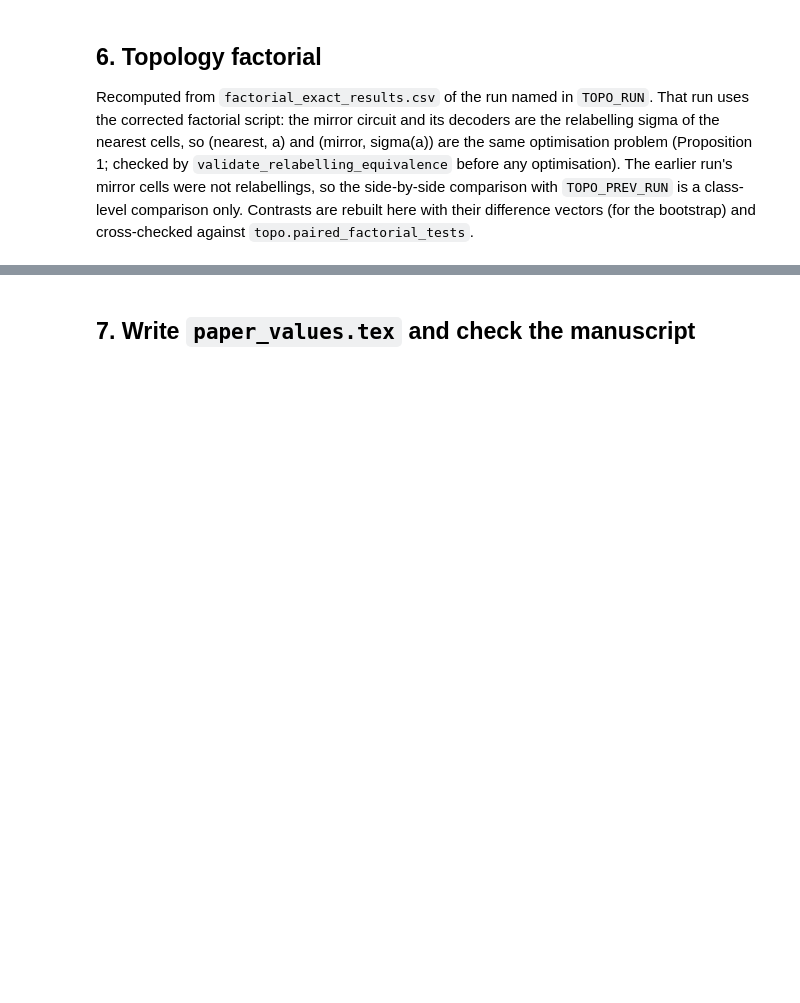
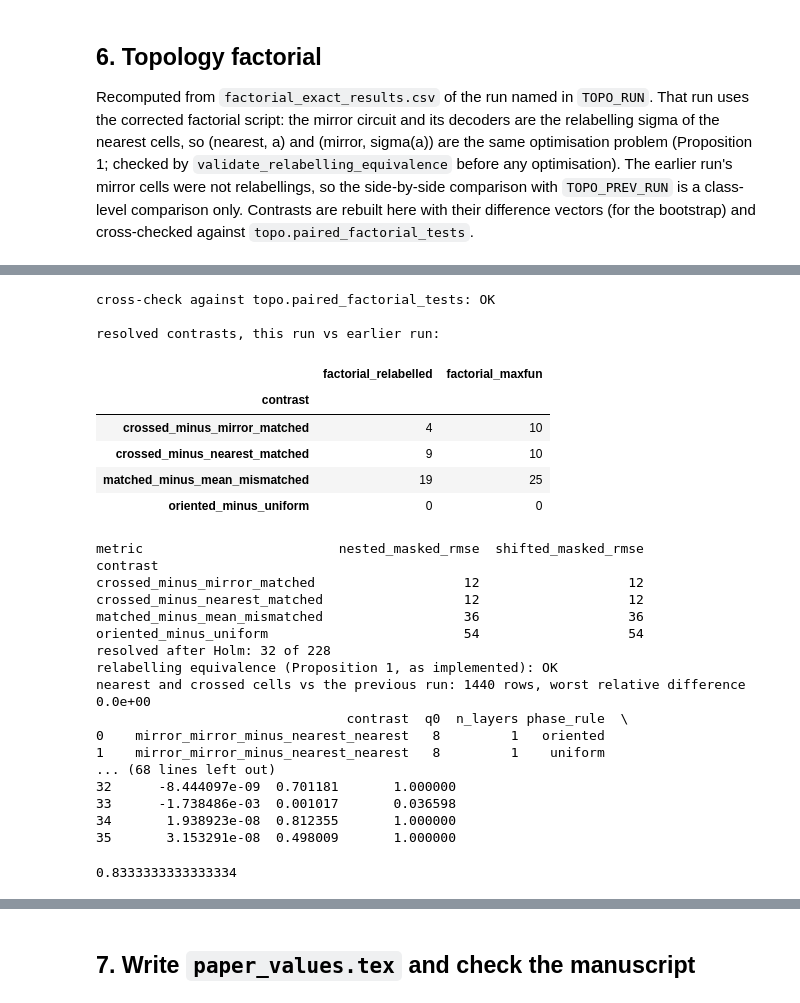
Before and after one commit to LiraCurri/ckks-vqa-diagnostic, a Jupyter notebook: notebooks/paper2_analysis.ipynb, the cells around one changed output, grey strips where cells are left out. Cells and saved outputs as stored; diff of their text form; code cells hidden in the pictures; blank space fills up the shorter version.

```diff
--- a/notebooks/paper2_analysis.ipynb
+++ b/notebooks/paper2_analysis.ipynb
@@ -848,31 +982,59 @@ if TOPO_PREV_DIR is not None:
     _worst = float((_same.nested_masked_rmse / _same.nested_masked_rmse_prev - 1).abs().max())
     print(f"nearest and crossed cells vs the previous run: {len(_same)} rows, "
           f"worst relative difference {_worst:.1e}")
     assert _worst < 1e-9, "the corrected run changed cells it should not have"
 
 SIGMA = {"nearest": "mirror", "mirror": "nearest", "crossed": "crossed"}
 _rel = []
 for a in ("nearest", "mirror", "crossed"):
     n_cells = circ[(circ.topology == "nearest") & (circ.decoder_alignment == a)]
     m_cells = circ[(circ.topology == "mirror") & (circ.decoder_alignment == SIGMA[a])]
     for (K, L, ph), g in n_cells.groupby(["q0", "n_layers", "phase_rule"]):
         gm = m_cells[(m_cells.q0 == K) & (m_cells.n_layers == L) & (m_cells.phase_rule == ph)]
         pv = (g.set_index("seed").nested_masked_rmse.rename("n").to_frame()
               .join(gm.set_index("seed").nested_masked_rmse.rename("m")).dropna())
         _rel.append(test_row(pv.m - pv.n, dict(
             contrast=f"mirror_{SIGMA[a]}_minus_nearest_{a}", q0=K, n_layers=L, phase_rule=ph,
             metric="nested_masked_rmse")))
 relabel_tests = pd.DataFrame(_rel)
 relabel_tests["p_holm_within"] = holm_adjust(relabel_tests.p_value.to_numpy())
 relabel_tests.to_csv(TOPO_DIR / "relabelling_check_tests.csv", index=False)
 print(relabel_tests[["contrast", "q0", "n_layers", "phase_rule", "median_difference", "p_value", "p_holm_within"]])
 put("TopoRelabelChecks",   lambda: len(relabel_tests), count, "nearest cells vs their sigma-images in the mirror block (implementation check)")
 put("TopoRelabelResolved", lambda: (relabel_tests.p_holm_within < ALPHA_FWER).sum(), count,
-    "expected 0: corresponding cells are the same problem")
+    "distributional check: a resolved contrast is followed up by the exact check in the next cell")
 
 # crossed-vs-nearest and crossed-vs-mirror must now agree in sign class by class
 _cn = tests[tests.contrast == "crossed_minus_nearest_matched"].set_index(["q0","n_layers","phase_rule","metric"])
 _cm = tests[tests.contrast == "crossed_minus_mirror_matched"].set_index(["q0","n_layers","phase_rule","metric"])
 _both = _cn[["median_difference"]].join(_cm[["median_difference"]], lsuffix="_n", rsuffix="_m")
 put("TopoCrossSignAgree", lambda: (np.sign(_both.median_difference_n) == np.sign(_both.median_difference_m)).mean(),
     pct, "crossed-vs-nearest and crossed-vs-mirror median differences with the same sign")
+# %% [output]
+cross-check against topo.paired_factorial_tests: OK
+
+resolved contrasts, this run vs earlier run:
+|  | factorial_relabelled | factorial_maxfun |
+| contrast |  |  |
+| crossed_minus_mirror_matched | 4 | 10 |
+| crossed_minus_nearest_matched | 9 | 10 |
+| matched_minus_mean_mismatched | 19 | 25 |
+| oriented_minus_uniform | 0 | 0 |
+metric                         nested_masked_rmse  shifted_masked_rmse
+contrast
+crossed_minus_mirror_matched                   12                   12
+crossed_minus_nearest_matched                  12                   12
+matched_minus_mean_mismatched                  36                   36
+oriented_minus_uniform                         54                   54
+resolved after Holm: 32 of 228
+relabelling equivalence (Proposition 1, as implemented): OK
+nearest and crossed cells vs the previous run: 1440 rows, worst relative difference 0.0e+00
+                                contrast  q0  n_layers phase_rule  \
+0    mirror_mirror_minus_nearest_nearest   8         1   oriented
+1    mirror_mirror_minus_nearest_nearest   8         1    uniform
+... (68 lines left out)
+32      -8.444097e-09  0.701181       1.000000
+33      -1.738486e-03  0.001017       0.036598
+34       1.938923e-08  0.812355       1.000000
+35       3.153291e-08  0.498009       1.000000
+0.8333333333333334
```
Also changed, not shown: parts of 23 cells of this notebook, 14 other files.
